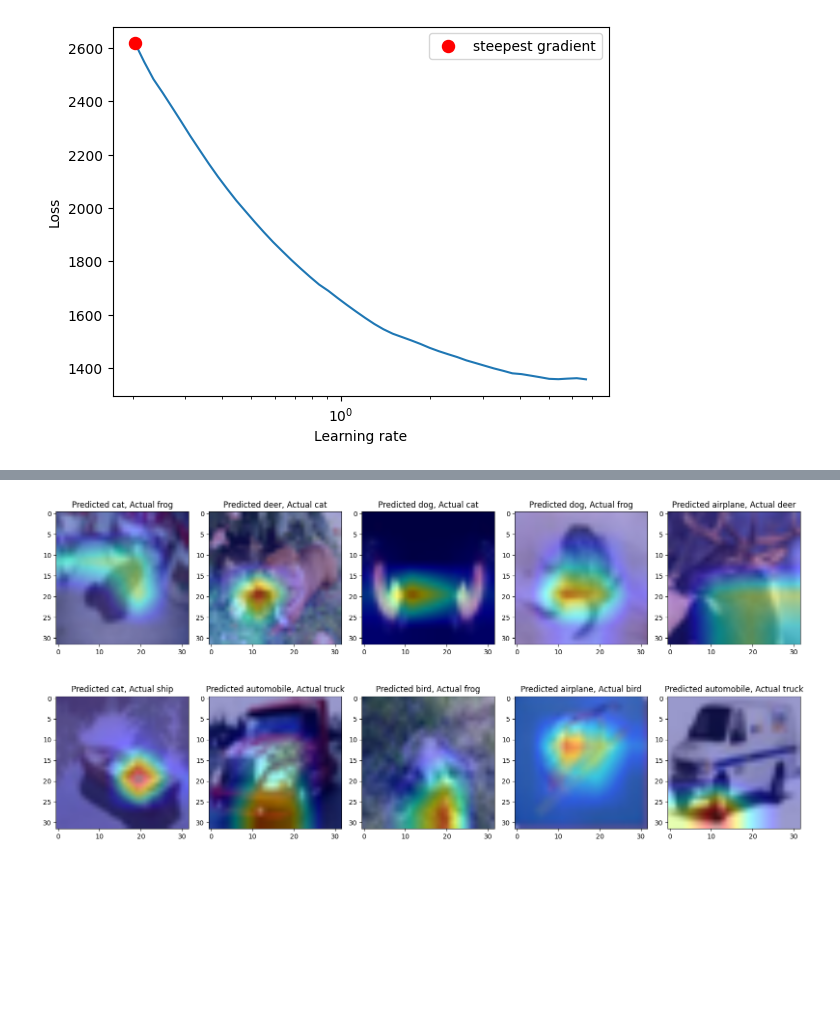
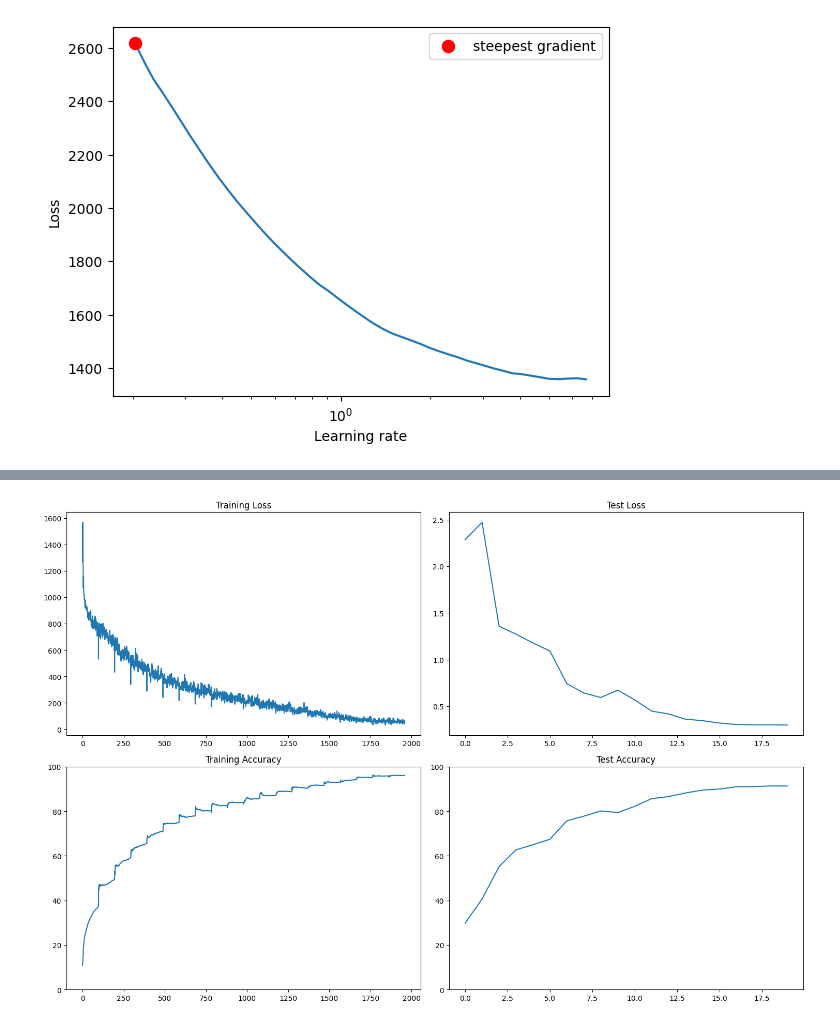
Before and after one commit to shashankhalo7/era1, a Jupyter notebook: Session 11/ERA_Session11_Assignment11.ipynb, the cells around one changed output, grey strips where cells are left out. Cells and saved outputs as stored; diff of their text form; code cells hidden in the pictures; blank space fills up the shorter version.

```diff
--- a/Session 11/ERA_Session11_Assignment11.ipynb
+++ b/Session 11/ERA_Session11_Assignment11.ipynb
@@ -41,7 +2,0 @@ a_test_transforms = A.Compose([
-# %%
-# from utils import get_mnist_data
-# train, test = get_mnist_data(train_transforms, test_transforms)
-def get_augmentation(transforms):
-    return lambda img: transforms(image=np.array(img))['image']
-train = datasets.CIFAR10('./data', train=True, download=True, transform=get_augmentation(a_train_transforms))
-test = datasets.CIFAR10('./data', train=False, download=True, transform=get_augmentation(a_test_transforms))
@@ -52,2 +26,5 @@ Files already downloaded and verified
+# %%
+train_transforms = get_train_transforms()
+test_transforms = get_test_transforms()
 # %% [markdown]
 # Dataloader Arguments & Test/Train Dataloaders
@@ -76,0 +31,2 @@ CUDA Available? True
+# %%
+train_loader,test_loader = get_cifar_data(train_transforms,test_transforms)
@@ -360,6 +90,14 @@ Suggested LR: 2.04E-01
 [figure]
 # %%
 from torch.optim.lr_scheduler import OneCycleLR
+
+
+train_losses = []
+test_losses = []
+train_acc = []
+test_acc = []
+
+device = 'cuda'
 
 model =  ResNet18().to(device)
 optimizer = optim.Adam(model.parameters(), lr=8e-04,weight_decay = 1e-4)
@@ -369,8 +107,11 @@ criterion = nn.CrossEntropyLoss(reduction='sum')
 EPOCHS = 20
 for epoch in range(EPOCHS):
     print("EPOCH:", epoch)
-    train(model, device, train_loader, optimizer,scheduler,epoch,criterion)
-    # scheduler.step()
-    test(model, device, test_loader,criterion)
+    train_losses_lst,train_acc_lst = train(model, device, train_loader, optimizer,scheduler,epoch,criterion)
+    test_losses_lst,test_acc_lst = test(model, device, test_loader,criterion)
+    train_losses.extend(train_losses_lst)
+    test_losses.extend(test_losses_lst)
+    train_acc.extend(train_acc_lst)
+    test_acc.extend(test_acc_lst)
 # %% [output]
 EPOCH: 0
@@ -491,24 +152,5 @@ Successfully installed grad-cam-1.4.8 ttach-0.0.3
-# %%
-from pytorch_grad_cam import GradCAM
-from pytorch_grad_cam.utils.model_targets import ClassifierOutputTarget
-from pytorch_grad_cam.utils.image import show_cam_on_image
-
-target_layers = [model.layer4[-1]]
-cam = GradCAM(model=model, target_layers=target_layers, use_cuda=True)
-
-fig, axes = plt.subplots(2, 5, figsize=(16, 8))
-
-for i, image_tensor in enumerate(incorrect_images):
-    ax = axes[i // 5, i % 5]  # Get the location of the subplot
-    image = image_tensor.cpu().numpy()
-    grayscale_cam = cam(input_tensor=image_tensor.reshape(1,3,32,32), targets=[ClassifierOutputTarget(predicted_labels[i])],aug_smooth=True,eigen_smooth=True)
-    grayscale_cam = grayscale_cam[0, :]
-    visualization = show_cam_on_image(imshow(image), grayscale_cam, use_rgb=True,image_weight=0.6)
-    #ax.imshow(np.transpose(imshow(visualization), (2, 0, 1)))  # Display the image
-    ax.imshow(visualization,interpolation='bilinear')
-    ax.set_title(f"Predicted {class_names[predicted_labels[i]]}, Actual {class_names[correct_labels[i]]}")  # Set the title as the index
-
-plt.tight_layout()  # To provide sufficient spacing between subplots
-plt.show()
-# %% [output]
-[figure, removed]
+# %%
+%matplotlib inline
+plot_metrics(train_losses,test_losses,train_acc,test_acc)
+# %% [output]
+[figure, added]
```
Also changed, not shown: parts of 22 cells of this notebook, 3 other files.
